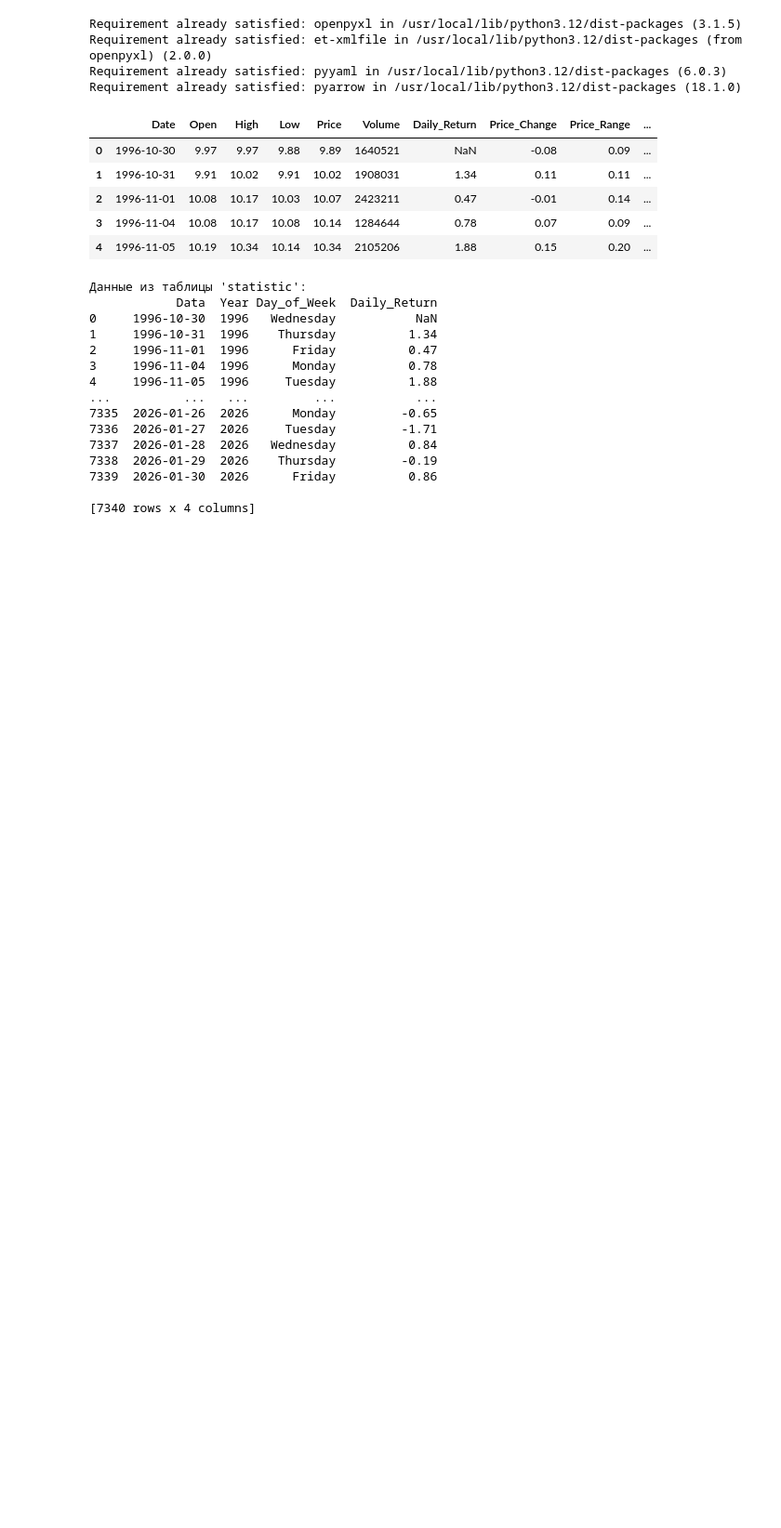
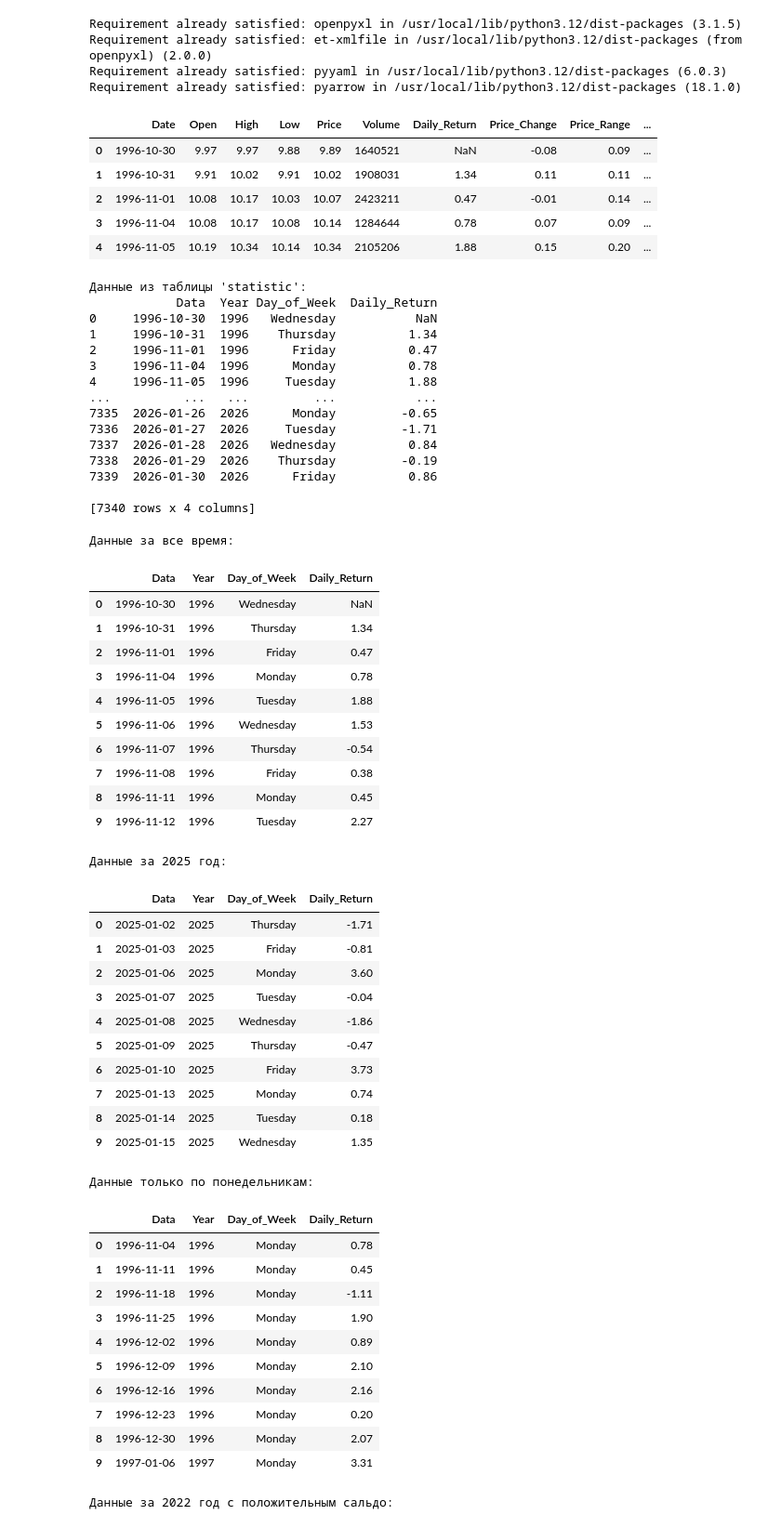
Before and after one commit to dezurnyjkipia4/DataScince, a Jupyter notebook: HW3/HW3.ipynb, the cells around one changed output. Shown at 93% size. Cells and saved outputs as stored; diff of their text form; code cells hidden in the pictures; blank space fills up the shorter version.

```diff
--- a/HW3/HW3.ipynb
+++ b/HW3/HW3.ipynb
@@ -64,3 +64,72 @@ conn.close()
 7339  2026-01-30  2026      Friday          0.86
 
 [7340 rows x 4 columns]
+# %%
+#Напишите несколько SQL-запросов для извлечения данных из таблиц базы данных.
+#Используйте условия фильтрации (например, WHERE) для получения нужных данных.
+import sqlite3
+import pandas as pd
+
+# Подключение к базе данных SQLite
+conn = sqlite3.connect('example.db')
+
+print("Данные за все время:")
+# Запрос всех данных из таблицы statistic
+df_all = pd.read_sql_query("SELECT * FROM statistic LIMIT 10", conn)
+display(df_all)
+
+print("\nДанные за 2025 год:")
+# Запрос данных за конкретный год (например, 2020)
+df_2025 = pd.read_sql_query("SELECT * FROM statistic WHERE Year = 2025 LIMIT 10", conn)
+display(df_2025)
+
+print("\nДанные только по понедельникам:")
+# Запрос данных по конкретному дню недели (например, понедельник)
+df_monday = pd.read_sql_query("SELECT * FROM statistic WHERE Day_of_Week = 'Monday' LIMIT 10", conn)
+display(df_monday)
+
+print("\nДанные за 2022 год с положительным сальдо:")
+# Запрос данных за 2022 годс положительным сальдо
+df_2022_positive = pd.read_sql_query("SELECT * FROM statistic WHERE Year = 2022 AND Daily_Return > 0 LIMIT 10", conn)
+display(df_2022_positive)
+
+# Закрытие соединения
+conn.close()
+# %% [output]
+Данные за все время:
+|  | Data | Year | Day_of_Week | Daily_Return |
+| 0 | 1996-10-30 | 1996 | Wednesday | NaN |
+| 1 | 1996-10-31 | 1996 | Thursday | 1.34 |
+| 2 | 1996-11-01 | 1996 | Friday | 0.47 |
+| 3 | 1996-11-04 | 1996 | Monday | 0.78 |
+| 4 | 1996-11-05 | 1996 | Tuesday | 1.88 |
+| 5 | 1996-11-06 | 1996 | Wednesday | 1.53 |
+| 6 | 1996-11-07 | 1996 | Thursday | -0.54 |
+| 7 | 1996-11-08 | 1996 | Friday | 0.38 |
+| 8 | 1996-11-11 | 1996 | Monday | 0.45 |
+| 9 | 1996-11-12 | 1996 | Tuesday | 2.27 |
+Данные за 2025 год:
+|  | Data | Year | Day_of_Week | Daily_Return |
+| 0 | 2025-01-02 | 2025 | Thursday | -1.71 |
+| 1 | 2025-01-03 | 2025 | Friday | -0.81 |
+| 2 | 2025-01-06 | 2025 | Monday | 3.60 |
+| 3 | 2025-01-07 | 2025 | Tuesday | -0.04 |
+| 4 | 2025-01-08 | 2025 | Wednesday | -1.86 |
+| 5 | 2025-01-09 | 2025 | Thursday | -0.47 |
+| 6 | 2025-01-10 | 2025 | Friday | 3.73 |
+| 7 | 2025-01-13 | 2025 | Monday | 0.74 |
+| 8 | 2025-01-14 | 2025 | Tuesday | 0.18 |
+| 9 | 2025-01-15 | 2025 | Wednesday | 1.35 |
+Данные только по понедельникам:
+|  | Data | Year | Day_of_Week | Daily_Return |
+| 0 | 1996-11-04 | 1996 | Monday | 0.78 |
+| 1 | 1996-11-11 | 1996 | Monday | 0.45 |
+| 2 | 1996-11-18 | 1996 | Monday | -1.11 |
+| 3 | 1996-11-25 | 1996 | Monday | 1.90 |
+| 4 | 1996-12-02 | 1996 | Monday | 0.89 |
+| 5 | 1996-12-09 | 1996 | Monday | 2.10 |
+| 6 | 1996-12-16 | 1996 | Monday | 2.16 |
+| 7 | 1996-12-23 | 1996 | Monday | 0.20 |
+| 8 | 1996-12-30 | 1996 | Monday | 2.07 |
+| 9 | 1997-01-06 | 1997 | Monday | 3.31 |
+Данные за 2022 год с положительным сальдо:
```
Also changed, not shown: parts of 1 cell of this notebook.
